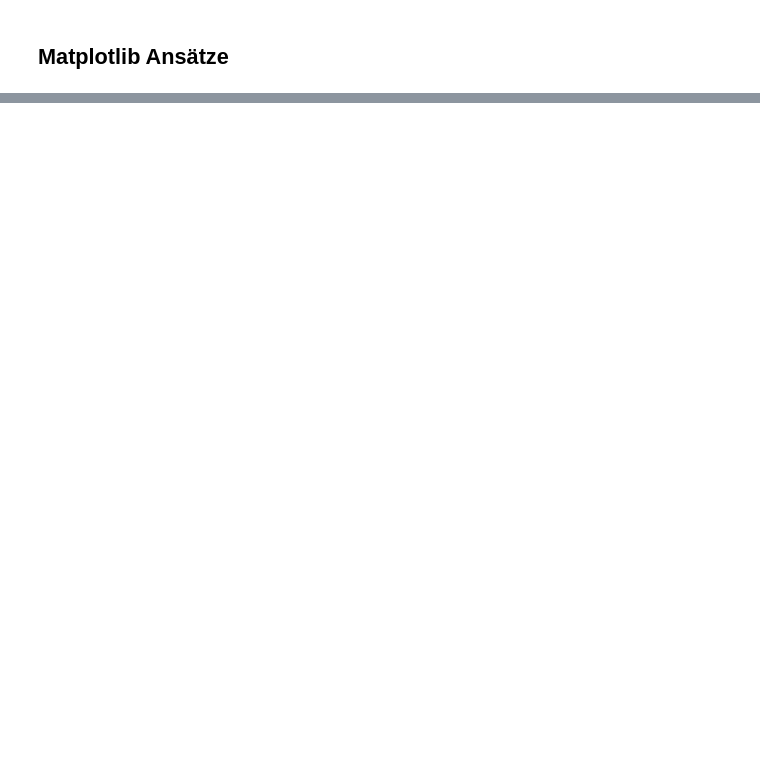
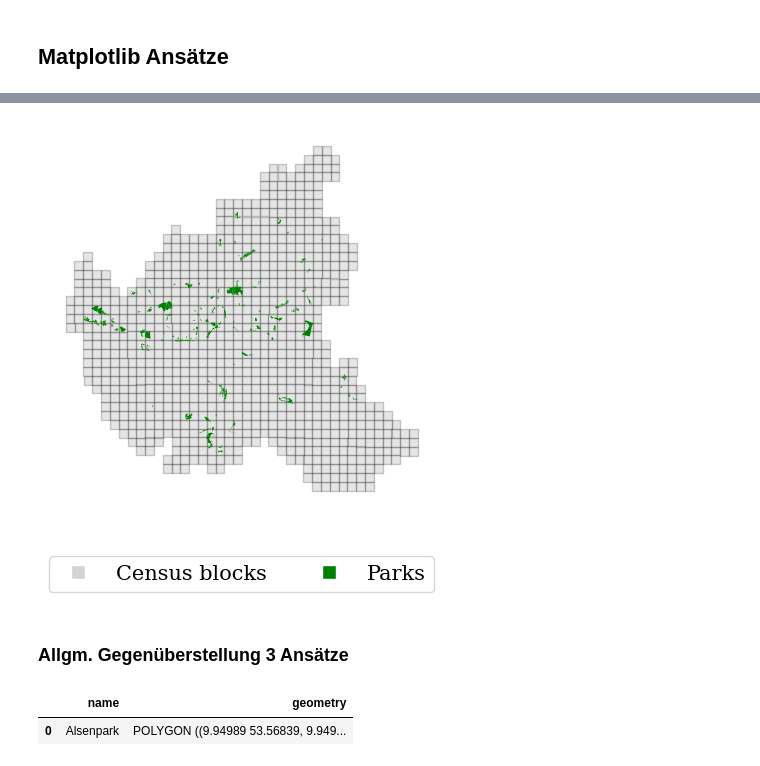
Before and after one commit to NicoLanghans/Master-Thesis, a Jupyter notebook: visualizations/maps.ipynb, the cells around one changed output, grey strips where cells are left out. Cells and saved outputs as stored; diff of their text form; code cells hidden in the pictures; blank space fills up the shorter version.

Commit message:
added visualizations for thesis

```diff
--- a/visualizations/maps.ipynb
+++ b/visualizations/maps.ipynb
@@ -184,0 +174,22 @@ AttributeError: 'Polygon' object has no attribute 'get_transform'
+# %%
+fig,ax = plt.subplots(figsize = (5,5))
+census_bbox.plot(ax=ax, facecolor = 'grey', edgecolor = 'black', alpha = 0.2, label = "Census Blocks")
+park_areas.plot(ax=ax, facecolor = 'green', label = "Parks")
+legend_elements = [
+    Line2D([0], [0], marker='s', color='w', markerfacecolor='lightgrey', markersize=10, label='Census blocks'),
+    Line2D([0], [0], marker='s', color='w', markerfacecolor='green', markersize=10, label='Parks')
+]
+ax.set_axis_off()
+
+ax.legend(handles=legend_elements, loc='upper center', bbox_to_anchor = (0.5,-0.1), prop = FontProperties(family='serif', size = 15),ncol=3)
+
+plt.show()
+# %% [output]
+[figure, added]
+# %% [markdown]
+### Allgm. Gegenüberstellung 3 Ansätze
+# %%
+park_catchment_areas.head(1)
+# %% [output]
+|  | name | geometry |
+| 0 | Alsenpark | POLYGON ((9.94989 53.56839, 9.949... |
```
Also changed, not shown: parts of 23 cells of this notebook, 2 other files.
